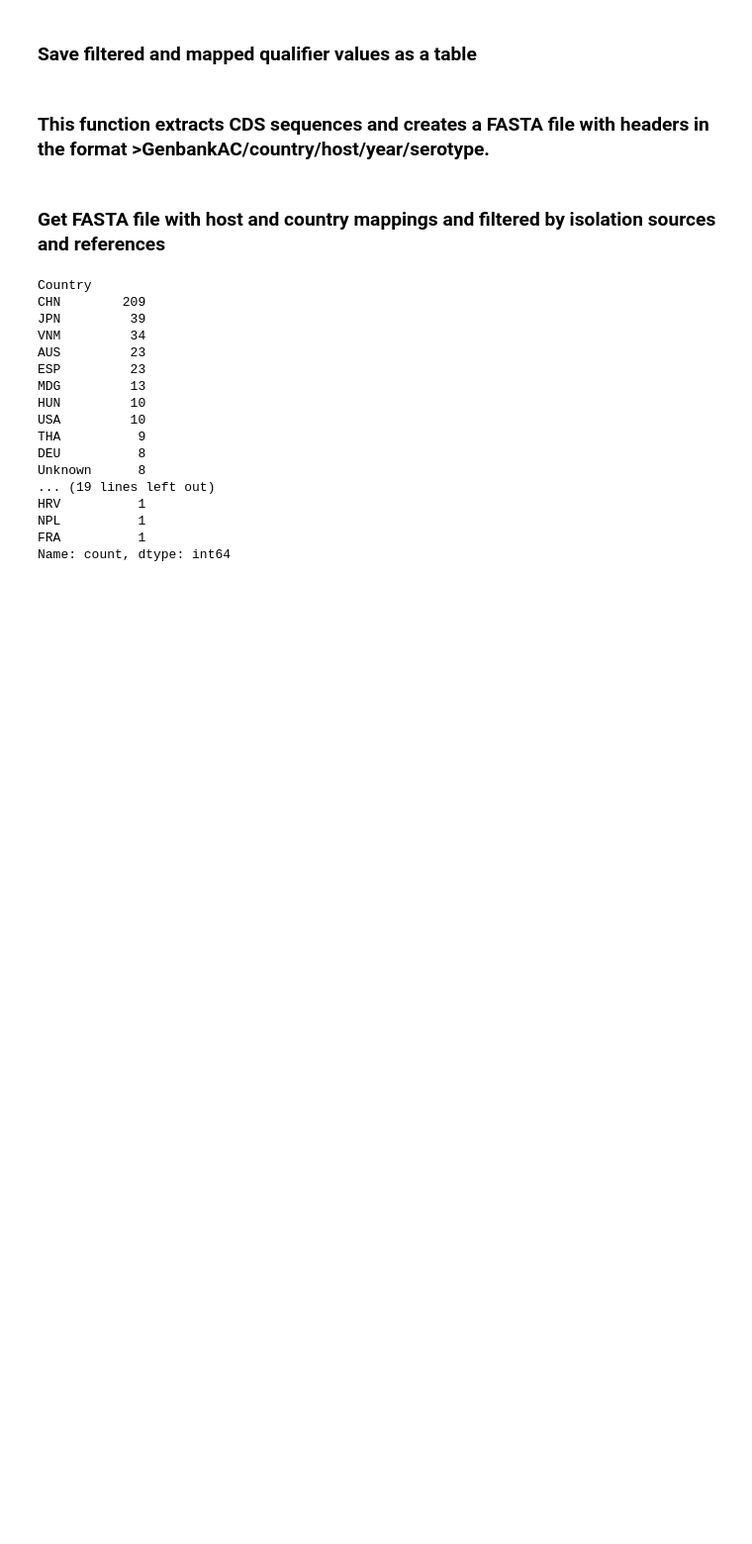
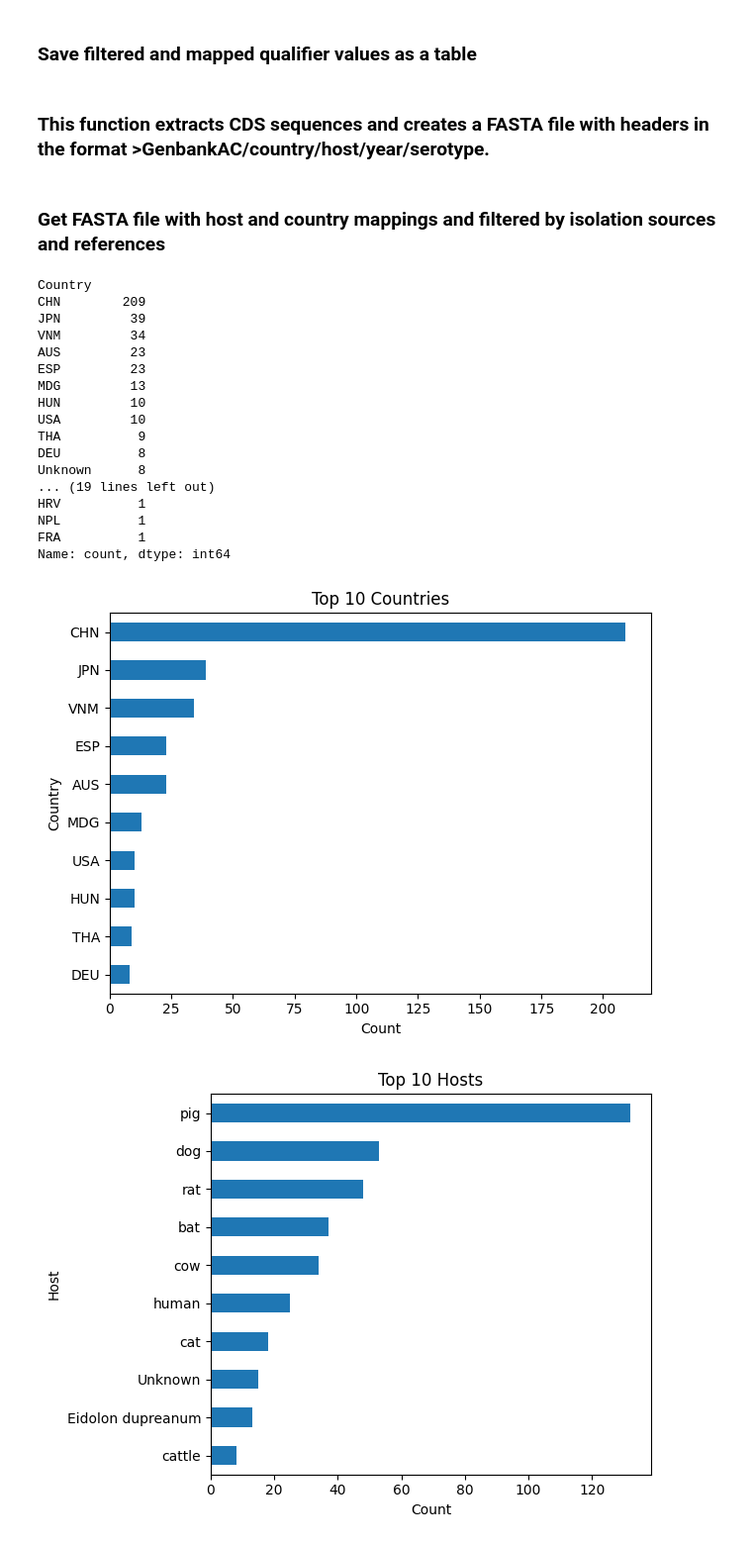
Before and after one commit to Finkonn/picorna-virome, a Jupyter notebook: scripts/parse_genbank_kobu.ipynb, the cells around one changed output. Shown at 99% size. Drawn from its saved outputs; the diff is of its cells as text; code cells hidden in the pictures; blank space fills up the shorter version.

```diff
--- a/scripts/parse_genbank_kobu.ipynb
+++ b/scripts/parse_genbank_kobu.ipynb
@@ -368,3 +368,65 @@ HRV          1
 NPL          1
 FRA          1
 Name: count, dtype: int64
+# %%
+import pandas as pd
+import matplotlib.pyplot as plt
+
+df = pd.read_csv("../metadata_mapped_and_filtered.csv")
+
+df["Year"] = pd.to_datetime(df["CollectionDate"], errors="coerce").dt.year
+
+country_counts = df["Country"].value_counts().head(10)
+
+plt.figure()
+country_counts.sort_values().plot(kind="barh")
+plt.xlabel("Count")
+plt.ylabel("Country")
+plt.title("Top 10 Countries")
+plt.tight_layout()
+plt.show()
+
+
+host_counts = df["Host"].value_counts().head(10)
+
+plt.figure()
+host_counts.sort_values().plot(kind="barh")
+plt.xlabel("Count")
+plt.ylabel("Host")
+plt.title("Top 10 Hosts")
+plt.tight_layout()
+plt.show()
+
+year_counts = df["Year"].value_counts().sort_index()
+
+plt.figure()
+year_counts.plot(kind="bar")
+plt.xlabel("Year")
+plt.ylabel("Count")
+plt.title("Collection Year Distribution")
+plt.xticks(rotation=45)
+plt.tight_layout()
+plt.show()
+
+type_counts = df['Serotype'].value_counts().head(10)
+
+plt.figure()
+type_counts.sort_values().plot(kind="barh")
+plt.xlabel("Count")
+plt.ylabel("Type")
+plt.title("Top 10 types")
+plt.tight_layout()
+plt.show()
+
+iso_source_counts = df['IsolationSource'].value_counts().head(10)
+
+plt.figure()
+iso_source_counts.sort_values().plot(kind="barh")
+plt.xlabel("Count")
+plt.ylabel("Isolation source")
+plt.title("Top 10 isolation sources")
+plt.tight_layout()
+plt.show()
+# %% [output]
+[figure, added]
+[figure, added]
```
Also changed, not shown: parts of 1 cell of this notebook, 16 other files.
